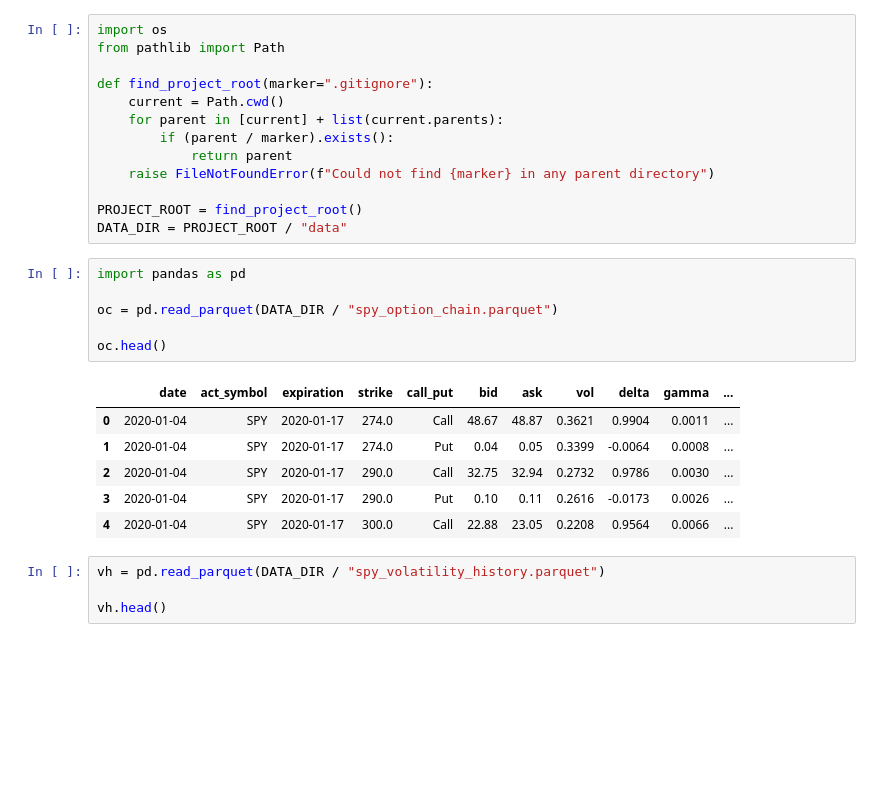
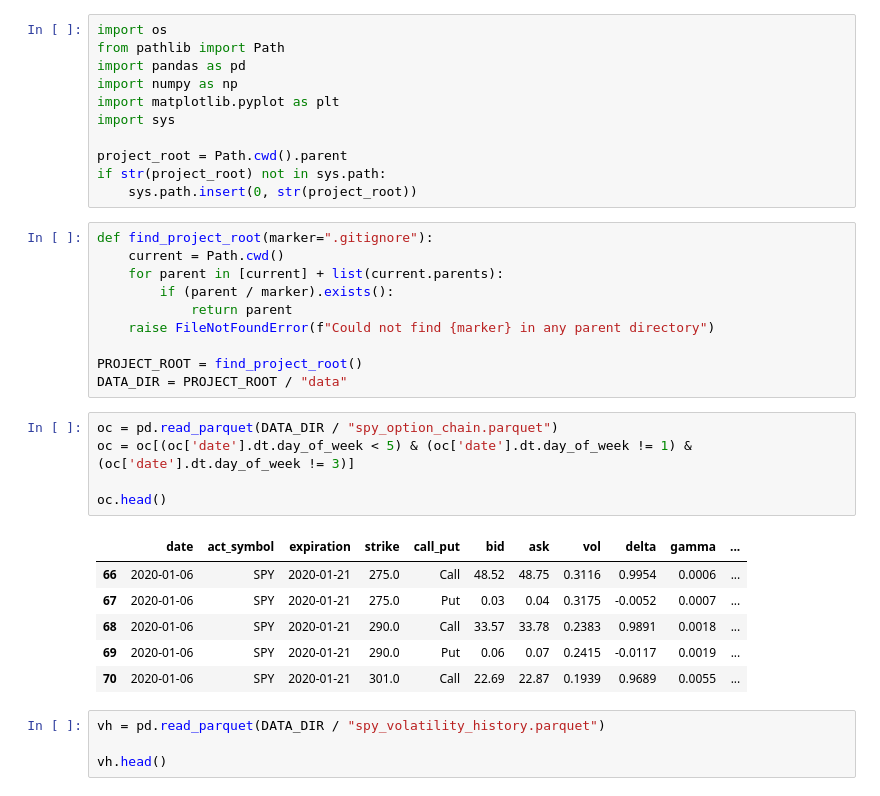
Before and after one commit to ElanPodo/volatility_surface_signals, a Jupyter notebook: notebooks/01_data_exploration.ipynb, the cells around one changed output. Drawn from its saved outputs; the diff is of its cells as text; blank space fills up the shorter version.

```diff
--- a/notebooks/01_data_exploration.ipynb
+++ b/notebooks/01_data_exploration.ipynb
@@ -1,7 +1,15 @@
+# %%
+import os
+from pathlib import Path
+import pandas as pd
+import numpy as np
+import matplotlib.pyplot as plt
+import sys
+
+project_root = Path.cwd().parent
+if str(project_root) not in sys.path:
+    sys.path.insert(0, str(project_root))
 # %%
-import os
-from pathlib import Path
-
 def find_project_root(marker=".gitignore"):
     current = Path.cwd()
     for parent in [current] + list(current.parents):
@@ -12,18 +20,17 @@ def find_project_root(marker=".gitignore"):
 PROJECT_ROOT = find_project_root()
 DATA_DIR = PROJECT_ROOT / "data"
 # %%
-import pandas as pd
-
 oc = pd.read_parquet(DATA_DIR / "spy_option_chain.parquet")
+oc = oc[(oc['date'].dt.day_of_week < 5) & (oc['date'].dt.day_of_week != 1) & (oc['date'].dt.day_of_week != 3)]
 
 oc.head()
 # %% [output]
 |  | date | act_symbol | expiration | strike | call_put | bid | ask | vol | delta | gamma | ... |
-| 0 | 2020-01-04 | SPY | 2020-01-17 | 274.0 | Call | 48.67 | 48.87 | 0.3621 | 0.9904 | 0.0011 | ... |
-| 1 | 2020-01-04 | SPY | 2020-01-17 | 274.0 | Put | 0.04 | 0.05 | 0.3399 | -0.0064 | 0.0008 | ... |
-| 2 | 2020-01-04 | SPY | 2020-01-17 | 290.0 | Call | 32.75 | 32.94 | 0.2732 | 0.9786 | 0.0030 | ... |
-| 3 | 2020-01-04 | SPY | 2020-01-17 | 290.0 | Put | 0.10 | 0.11 | 0.2616 | -0.0173 | 0.0026 | ... |
-| 4 | 2020-01-04 | SPY | 2020-01-17 | 300.0 | Call | 22.88 | 23.05 | 0.2208 | 0.9564 | 0.0066 | ... |
+| 66 | 2020-01-06 | SPY | 2020-01-21 | 275.0 | Call | 48.52 | 48.75 | 0.3116 | 0.9954 | 0.0006 | ... |
+| 67 | 2020-01-06 | SPY | 2020-01-21 | 275.0 | Put | 0.03 | 0.04 | 0.3175 | -0.0052 | 0.0007 | ... |
+| 68 | 2020-01-06 | SPY | 2020-01-21 | 290.0 | Call | 33.57 | 33.78 | 0.2383 | 0.9891 | 0.0018 | ... |
+| 69 | 2020-01-06 | SPY | 2020-01-21 | 290.0 | Put | 0.06 | 0.07 | 0.2415 | -0.0117 | 0.0019 | ... |
+| 70 | 2020-01-06 | SPY | 2020-01-21 | 301.0 | Call | 22.69 | 22.87 | 0.1939 | 0.9689 | 0.0055 | ... |
 # %%
 vh = pd.read_parquet(DATA_DIR / "spy_volatility_history.parquet")
 
```
Also changed, not shown: parts of 4 cells of this notebook, 2 other files.
